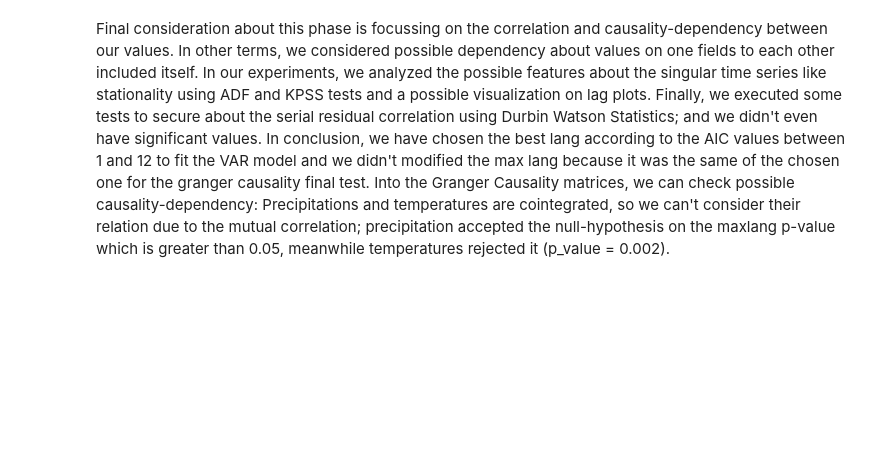
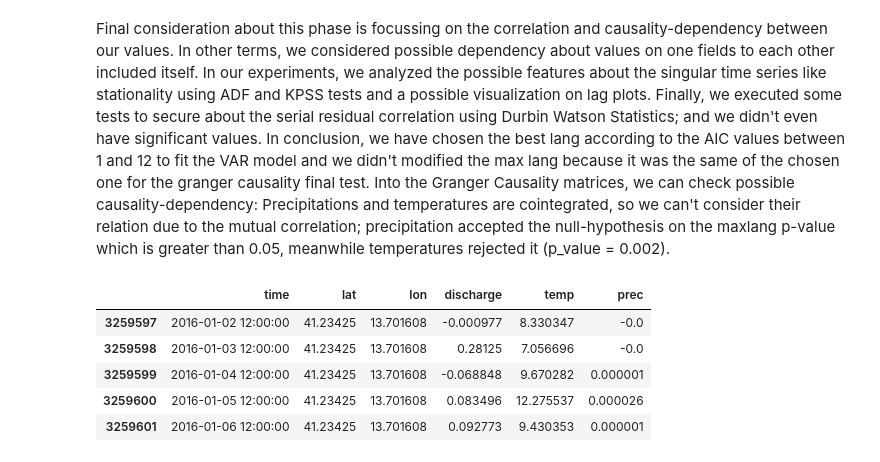
Before and after one commit to kode-git/copernicus, a Jupyter notebook: Data_Aggregation_Correlation.ipynb, the cells around one changed output. Drawn from its saved outputs; the diff is of its cells as text; code cells hidden in the pictures; blank space fills up the shorter version.

```diff
--- a/Data_Aggregation_Correlation.ipynb
+++ b/Data_Aggregation_Correlation.ipynb
@@ -496,3 +496,14 @@ temp_y            0.5946  1.0000  0.0019
 prec_y            0.2972  0.0100  1.0000
 # %% [markdown]
 Final consideration about this phase is focussing on the correlation and causality-dependency between our values. In other terms, we considered possible dependency about values on one fields to each other included itself. In our experiments, we analyzed the possible features about the singular time series like stationality using ADF and KPSS tests and a possible visualization on lag plots. Finally, we executed some tests to secure about the serial residual correlation using Durbin Watson Statistics; and we didn't even have significant values. In conclusion, we have chosen the best lang according to the AIC values between 1 and 12 to fit the VAR model and we didn't modified the max lang because it was the same of the chosen one for the granger causality final test. Into the Granger Causality matrices, we can check possible causality-dependency: Precipitations and temperatures are cointegrated, so we can't consider their relation due to the mutual correlation; precipitation accepted the null-hypothesis on the maxlang p-value which is greater than 0.05, meanwhile temperatures rejected it (p_value = 0.002).
+# %%
+d = data.copy(deep=True)
+# %%
+d.head()
+# %% [output]
+|  | time | lat | lon | discharge | temp | prec |
+| 3259597 | 2016-01-02 12:00:00 | 41.23425 | 13.701608 | -0.000977 | 8.330347 | -0.0 |
+| 3259598 | 2016-01-03 12:00:00 | 41.23425 | 13.701608 | 0.28125 | 7.056696 | -0.0 |
+| 3259599 | 2016-01-04 12:00:00 | 41.23425 | 13.701608 | -0.068848 | 9.670282 | 0.000001 |
+| 3259600 | 2016-01-05 12:00:00 | 41.23425 | 13.701608 | 0.083496 | 12.275537 | 0.000026 |
+| 3259601 | 2016-01-06 12:00:00 | 41.23425 | 13.701608 | 0.092773 | 9.430353 | 0.000001 |
```
Also changed, not shown: parts of 9 cells of this notebook, 4 other files.
